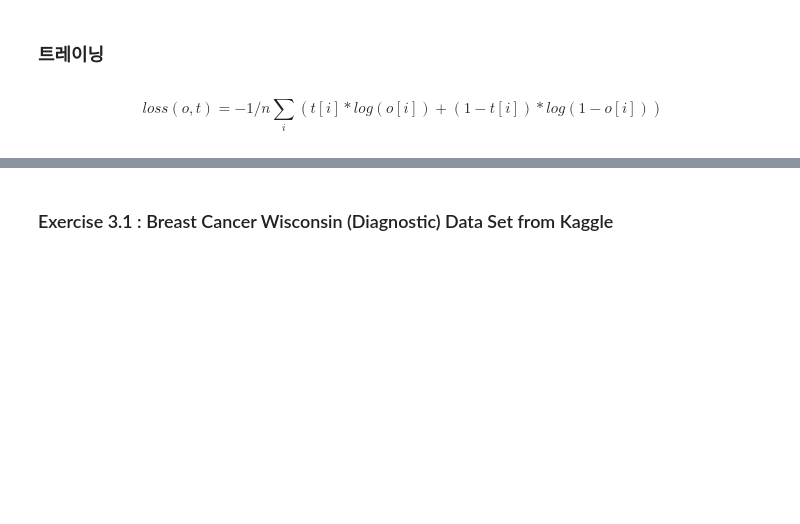
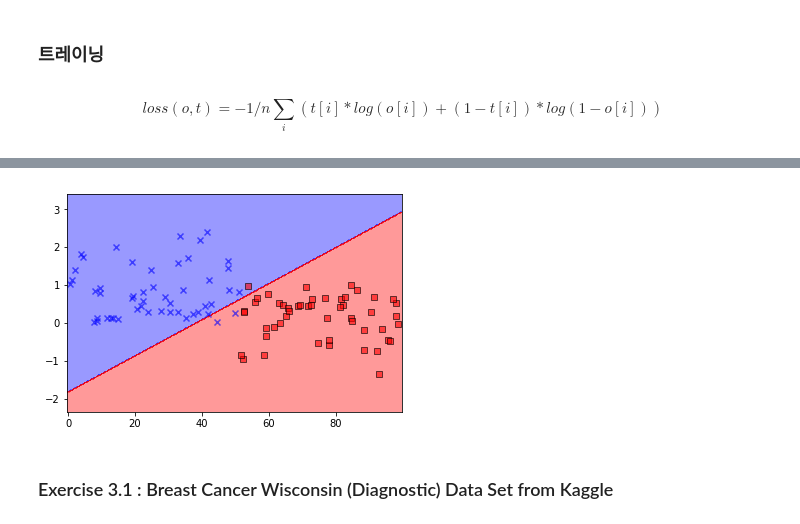
Before and after one commit to DSKSD/Pytorch_Fast_Campus_2018, a Jupyter notebook: week2/3_Logistic_regression.ipynb, the cells around one changed output, grey strips where cells are left out. Drawn from its saved outputs; the diff is of its cells as text; code cells hidden in the pictures; blank space fills up the shorter version.

```diff
--- a/week2/3_Logistic_regression.ipynb
+++ b/week2/3_Logistic_regression.ipynb
@@ -87,3 +92,37 @@ for epoch in range(EPOCH):
+# %%
+def plot_decision_region(x,y,model):
+    X_p = x.data.numpy()
+    y_p = y.data.numpy().reshape(100)
+    markers = ('x', 's')
+    colors = ('blue', 'red')
+    cmap = ListedColormap(colors[:len(np.unique(y_p))])
+
+    # plot the decision surface
+    x1_min, x1_max = X_p[:, 0].min() - 1, X_p[:, 0].max() + 1
+    x2_min, x2_max = X_p[:, 1].min() - 1, X_p[:, 1].max() + 1
+    xx1, xx2 = np.meshgrid(np.arange(x1_min, x1_max, 0.02),
+                           np.arange(x2_min, x2_max, 0.02))
+
+    X_pp = Variable(torch.cat([torch.Tensor(xx1).view(-1,1),torch.Tensor(xx2).view(-1,1)],1))
+    Z = torch.round(model(X_pp))
+    Z = Z.float().data.numpy()
+    Z = Z.reshape(xx1.shape)
+    plt.contourf(xx1, xx2, Z, alpha=0.4, cmap=cmap)
+    plt.xlim(xx1.min(), xx1.max())
+    plt.ylim(xx2.min(), xx2.max())
+
+    for idx, cl in enumerate(np.unique(y_p)):
+        plt.scatter(x=X_p[y_p == cl, 0],
+                    y=X_p[y_p == cl, 1],
+                    alpha=0.6,
+                    c=cmap(idx),
+                    edgecolor='black',
+                    marker=markers[idx],
+                    label=cl)
+# %%
+plot_decision_region(x,y,model)
+# %% [output]
+[figure, added]
 # %% [markdown]
 ### Exercise 3.1 : Breast Cancer Wisconsin (Diagnostic) Data Set from Kaggle
 # %% [markdown]
```
Also changed, not shown: parts of 7 cells of this notebook, 1 other file.
